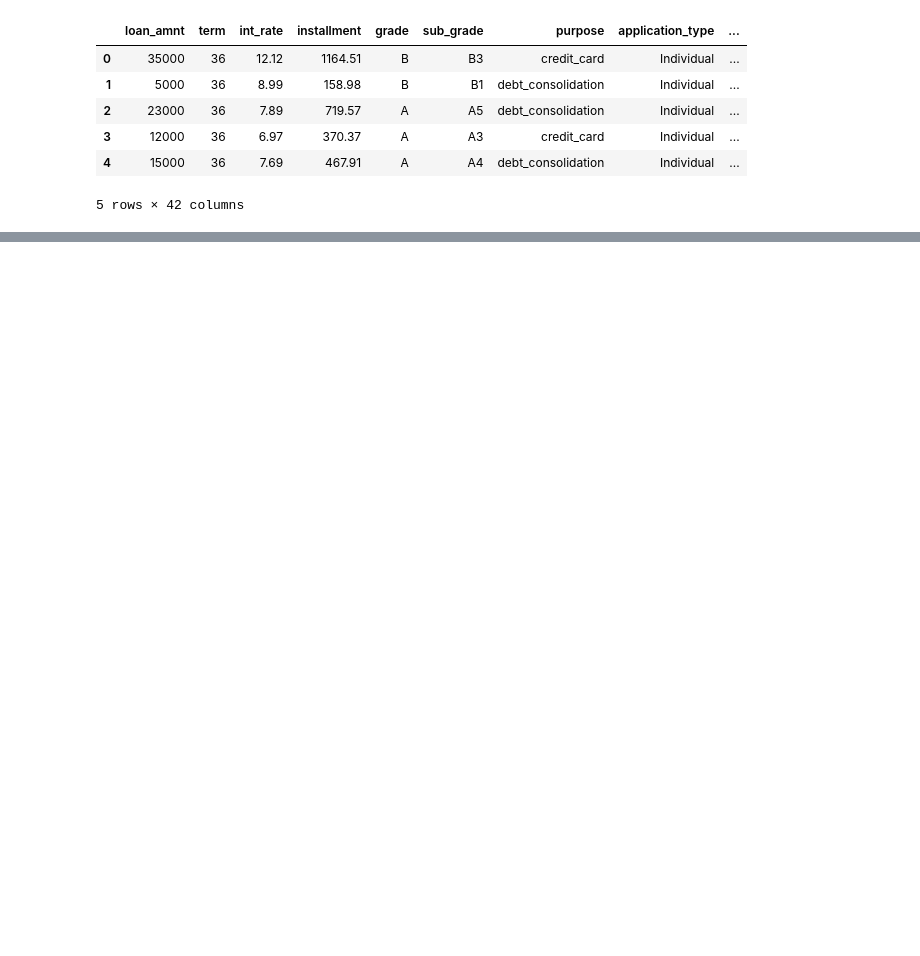
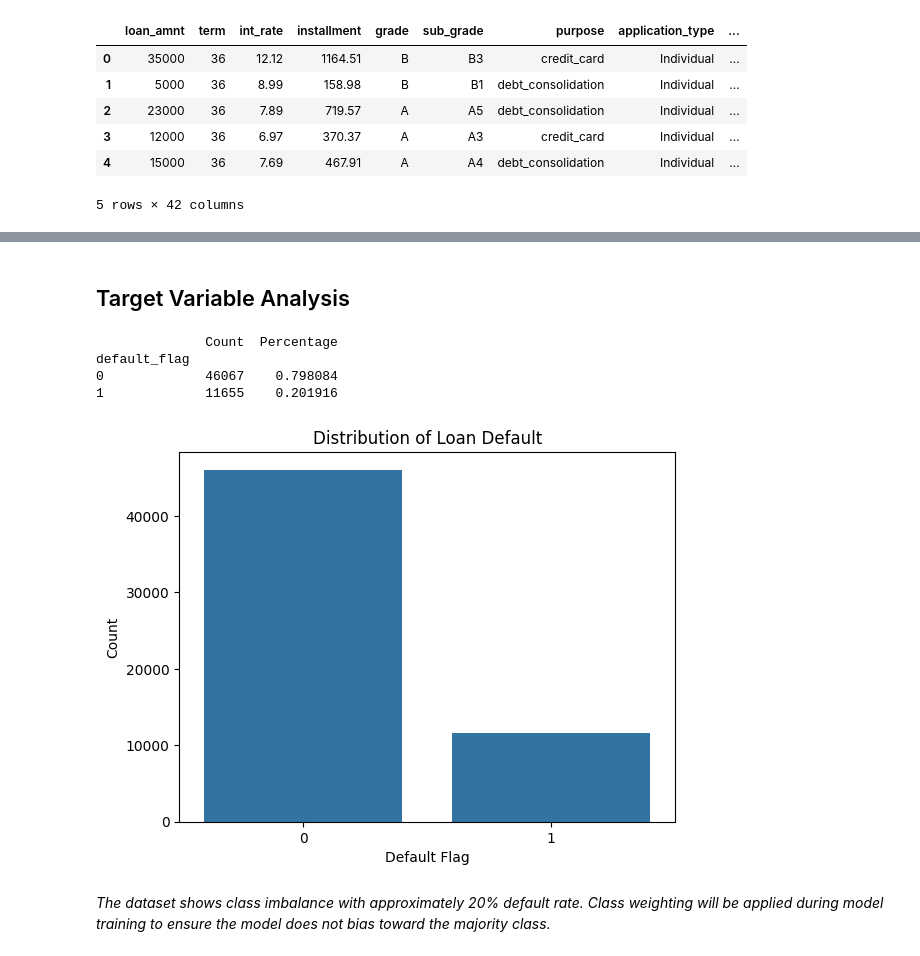
Before and after one commit to KingsleyElo/nigerian-credit-risk, a Jupyter notebook: notebooks/02_eda.ipynb, the cells around one changed output, grey strips where cells are left out. Drawn from its saved outputs; the diff is of its cells as text; code cells hidden in the pictures; blank space fills up the shorter version.

```diff
--- a/notebooks/02_eda.ipynb
+++ b/notebooks/02_eda.ipynb
@@ -16,0 +59,24 @@ df.head()
+# %% [markdown]
+## Target Variable Analysis
+# %%
+# check the distribution of values in the target varaible to check for class imabalance
+counts = df.default_flag.value_counts()
+percentages = df.default_flag.value_counts(normalize=True)
+
+combined_df = pd.concat([counts, percentages], axis=1, keys=['Count', 'Percentage'])
+print(combined_df)
+# %% [output]
+              Count  Percentage
+default_flag
+0             46067    0.798084
+1             11655    0.201916
+# %%
+sns.countplot(x="default_flag", data=df)
+plt.xlabel("Default Flag")
+plt.ylabel("Count")
+plt.title("Distribution of Loan Default")
+plt.show()
+# %% [output]
+[figure, added]
+# %% [markdown]
+*The dataset shows class imbalance with approximately 20% default rate. Class weighting will be applied during model training to ensure the model does not bias toward the majority class.*
```
Also changed, not shown: parts of 6 cells of this notebook.
